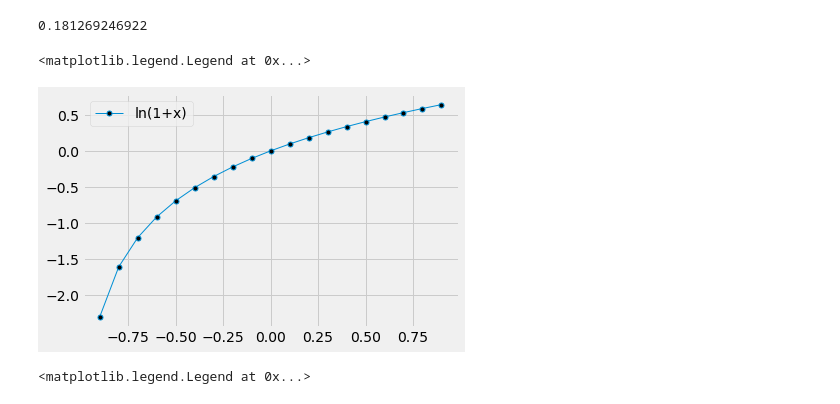
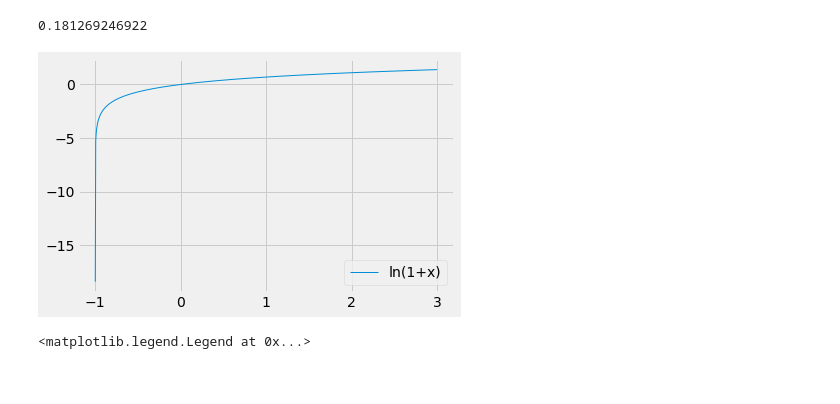
Before and after one commit to safayet08/EEE-212-Numerical-Techniques, a Jupyter notebook: Plotting Functions/Task 1.ipynb, the cells around one changed output. Cells and saved outputs as stored; diff of their text form; code cells hidden in the pictures.

```diff
--- a/Plotting Functions/Task 1.ipynb
+++ b/Plotting Functions/Task 1.ipynb
@@ -32,16 +32,16 @@ print(ln(float(x_val),int(no_of_iteration)))
 # %%
 # 1 (b)
 
 plt.style.use('fivethirtyeight')
 
-x = np.arange(-1, 1, 0.1)
+x = np.arange(-1 + 10e-9, 3, 0.005)
 y = np.log(1 + x) # Build in logarithm function
-plt.plot(x,y,label="ln(1+x)" , linewidth = 1, marker = 'o', markerfacecolor = 'black', markersize = '5')
+plt.plot(x,y,label = "ln(1+x)" , linewidth = 1, markerfacecolor = 'black', markersize = '5')
 
 plt.legend()
+plt.show()
 # %% [output]
-<matplotlib.legend.Legend at 0x...>
-[figure, old version]
+[figure, new version]
 # %%
 # 1 (c)
 
```
Also changed, not shown: parts of 1 cell of this notebook, 1 other file.
